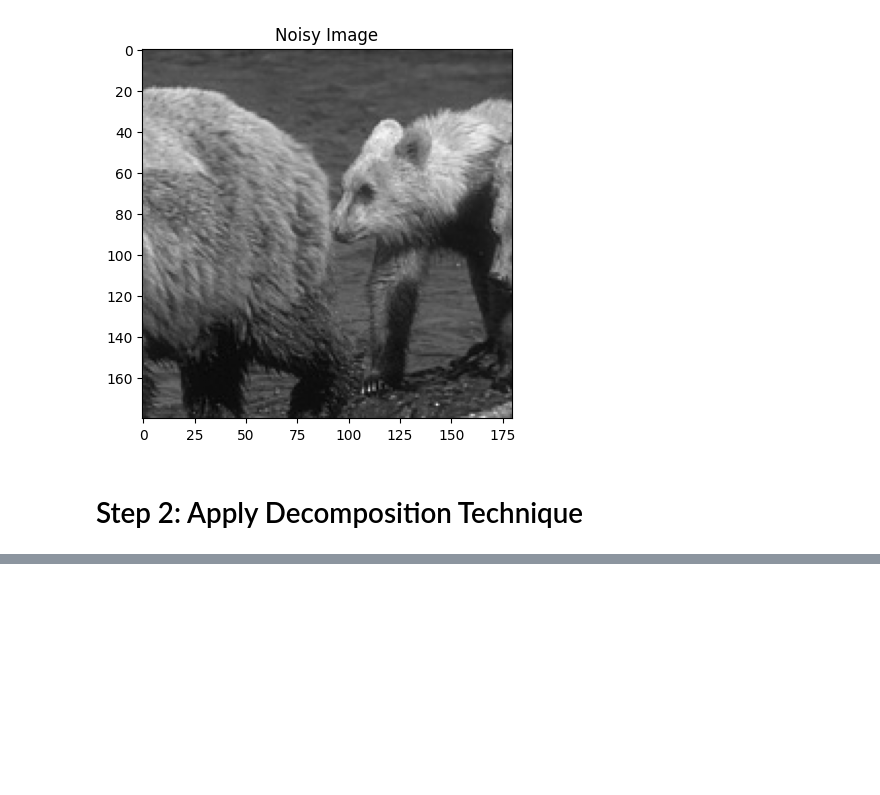
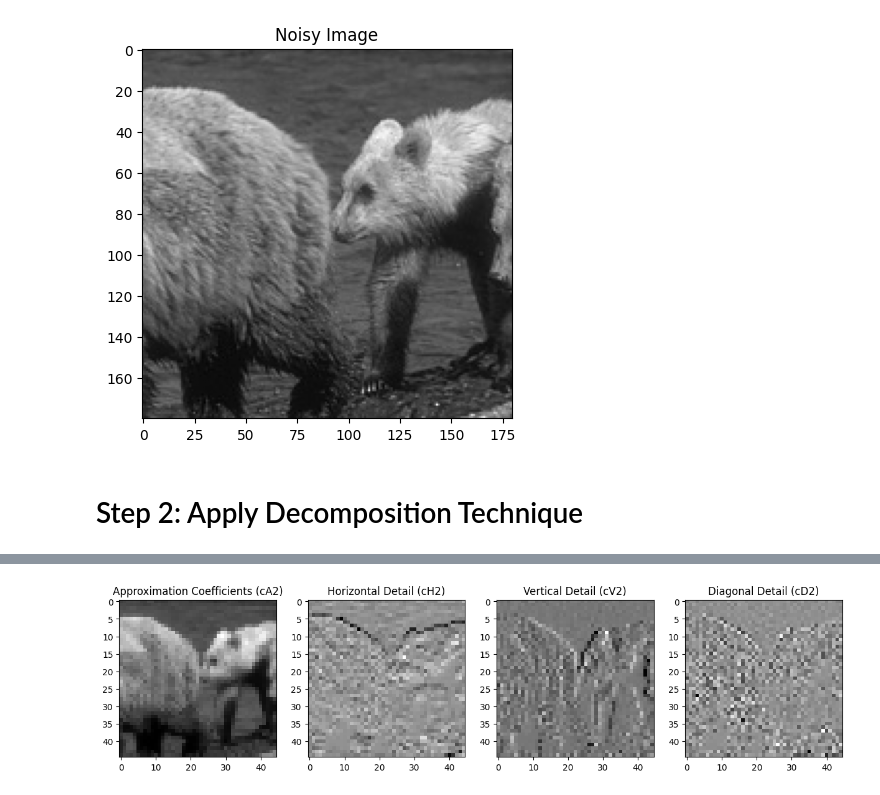
Before and after one commit to fjadidi2001/DecompDenoise, a Jupyter notebook: DD_Feb12.ipynb, the cells around one changed output, grey strips where cells are left out. Drawn from its saved outputs; the diff is of its cells as text; code cells hidden in the pictures; blank space fills up the shorter version.

Commit message:
added decomposition

```diff
--- a/DD_Feb12.ipynb
+++ b/DD_Feb12.ipynb
@@ -115,0 +125,26 @@ plt.show()
+# %%
+import pywt
+
+# Apply Discrete Wavelet Transform (DWT)
+coeffs = pywt.wavedec2(image, 'db1', level=2)
+
+# coeffs structure for level 2: [cA2, (cH2, cV2, cD2), (cH1, cV1, cD1)]
+# Accessing the coefficients:
+cA2 = coeffs[0]  # Approximation coefficients at level 2
+cH2, cV2, cD2 = coeffs[1]  # Detail coefficients (H, V, D) at level 2
+cH1, cV1, cD1 = coeffs[2]  # Detail coefficients (H, V, D) at level 1
+
+
+# Visualize decomposition for level 2
+fig, axs = plt.subplots(1, 4, figsize=(15, 5))
+axs[0].imshow(cA2, cmap='gray')  # Approximation coefficients at level 2
+axs[0].set_title('Approximation Coefficients (cA2)')
+axs[1].imshow(cH2, cmap='gray')  # Horizontal detail at level 2
+axs[1].set_title('Horizontal Detail (cH2)')
+axs[2].imshow(cV2, cmap='gray')  # Vertical detail at level 2
+axs[2].set_title('Vertical Detail (cV2)')
+axs[3].imshow(cD2, cmap='gray')  # Diagonal detail at level 2
+axs[3].set_title('Diagonal Detail (cD2)')
+plt.show()
+# %% [output]
+[figure, added]
```
Also changed, not shown: parts of 1 cell of this notebook.
